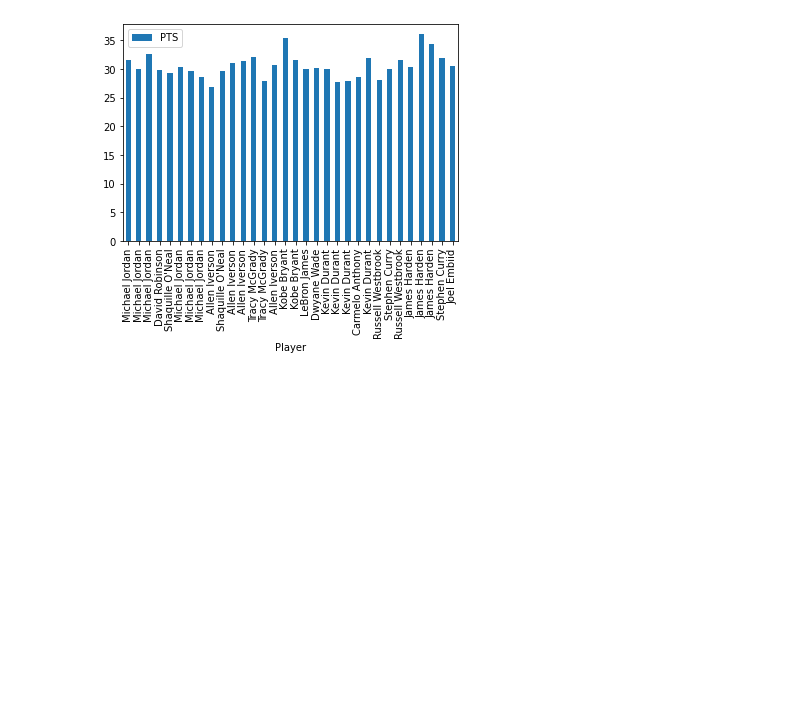
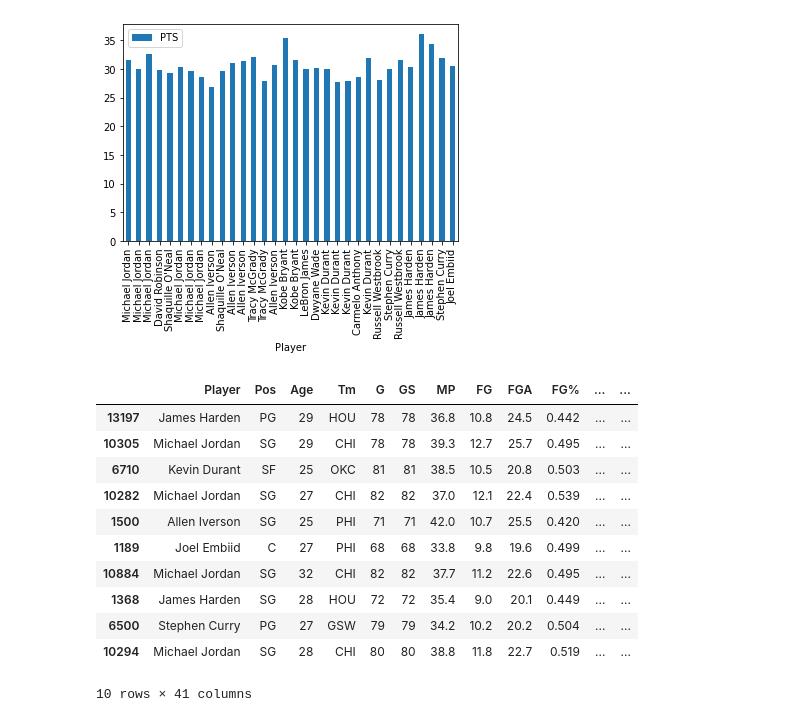
Before and after one commit to ynd24/NBA_MVP_PREDICTOR, a Jupyter notebook: DataCleaning.ipynb, the cells around one changed output. Cells and saved outputs as stored; diff of their text form; code cells hidden in the pictures; blank space fills up the shorter version.

```diff
--- a/DataCleaning.ipynb
+++ b/DataCleaning.ipynb
@@ -428,6 +432,20 @@ highest_scorer_per_yr.plot.bar("Player", "PTS")
 [figure]
 # %%
 top_player = stats[(stats["W"] > 50) & (stats["PTS"] > 25)].sort_values("PTS", ascending = False).head(10)
+top_player
+# %% [output]
+|  | Player | Pos | Age | Tm | G | GS | MP | FG | FGA | FG% | ... | ... |
+| 13197 | James Harden | PG | 29 | HOU | 78 | 78 | 36.8 | 10.8 | 24.5 | 0.442 | ... | ... |
+| 10305 | Michael Jordan | SG | 29 | CHI | 78 | 78 | 39.3 | 12.7 | 25.7 | 0.495 | ... | ... |
+| 6710 | Kevin Durant | SF | 25 | OKC | 81 | 81 | 38.5 | 10.5 | 20.8 | 0.503 | ... | ... |
+| 10282 | Michael Jordan | SG | 27 | CHI | 82 | 82 | 37.0 | 12.1 | 22.4 | 0.539 | ... | ... |
+| 1500 | Allen Iverson | SG | 25 | PHI | 71 | 71 | 42.0 | 10.7 | 25.5 | 0.420 | ... | ... |
+| 1189 | Joel Embiid | C | 27 | PHI | 68 | 68 | 33.8 | 9.8 | 19.6 | 0.499 | ... | ... |
+| 10884 | Michael Jordan | SG | 32 | CHI | 82 | 82 | 37.7 | 11.2 | 22.6 | 0.495 | ... | ... |
+| 1368 | James Harden | SG | 28 | HOU | 72 | 72 | 35.4 | 9.0 | 20.1 | 0.449 | ... | ... |
+| 6500 | Stephen Curry | PG | 27 | GSW | 79 | 79 | 34.2 | 10.2 | 20.2 | 0.504 | ... | ... |
+| 10294 | Michael Jordan | SG | 28 | CHI | 80 | 80 | 38.8 | 11.8 | 22.7 | 0.519 | ... | ... |
+10 rows × 41 columns
 # %%
 top_player.plot.bar("Player", "PTS")
 # %% [output]
```
Also changed, not shown: parts of 14 cells of this notebook, 3 other files.
